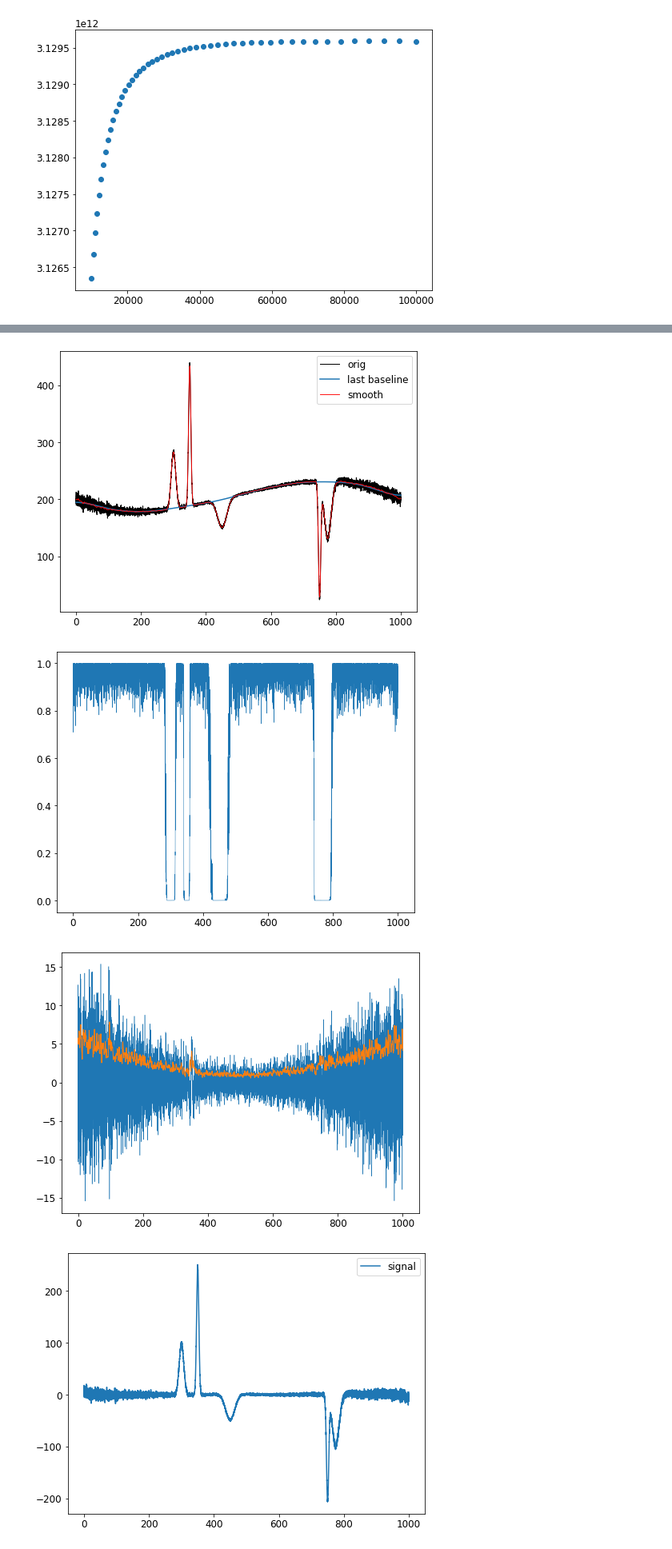
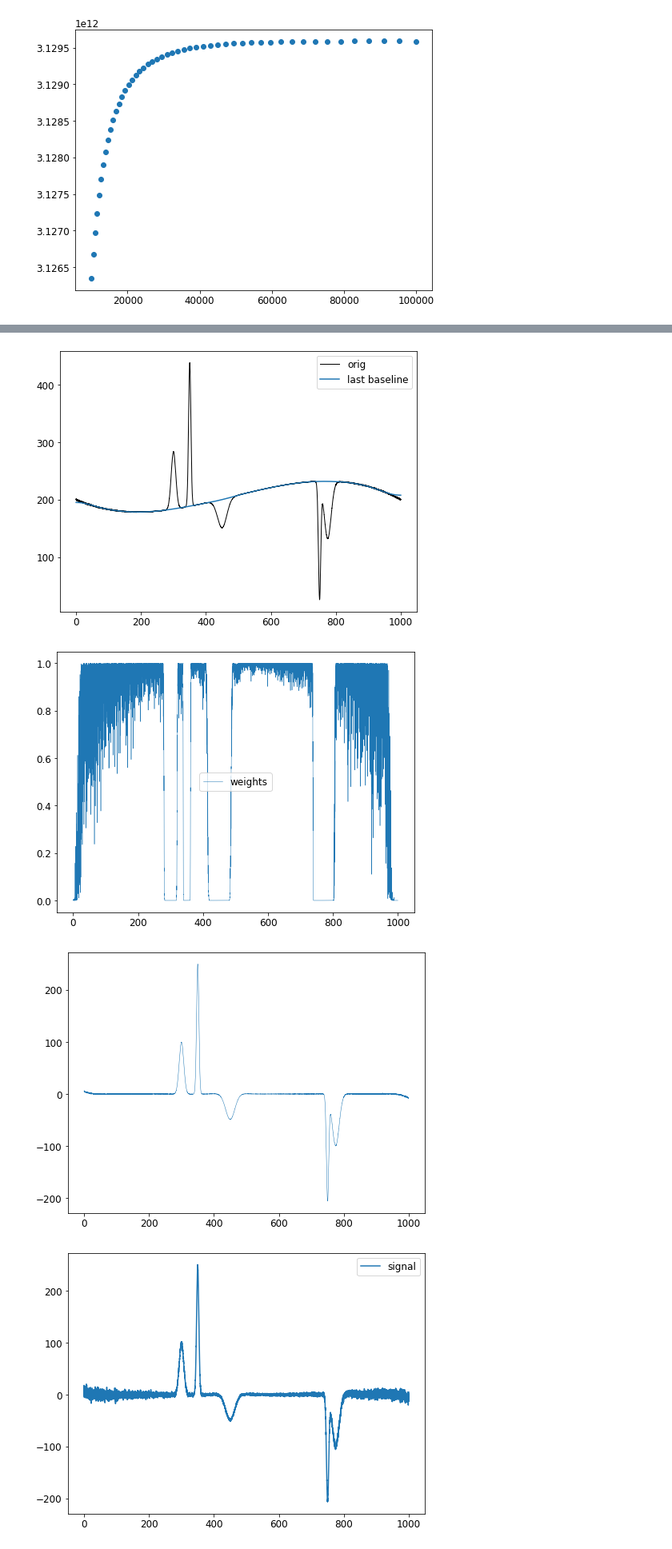
Before and after one commit to dmadea/Jupyter-Tutorials, a Jupyter notebook: Baseline correction/bcorr_dct.ipynb, the cells around one changed output, grey strips where cells are left out. Shown at 80% size. Drawn from its saved outputs; the diff is of its cells as text; code cells hidden in the pictures.

```diff
--- a/Baseline correction/bcorr_dct.ipynb
+++ b/Baseline correction/bcorr_dct.ipynb
@@ -493,8 +482,8 @@ def baseline_1D_arPLS(y, lam=1e5, niter=10, tol: float = 2e-4, smooth_lam=10):
 
     # print(N ** 4)
 
-    gamma = 1 / (1 + (lam * N ** 4) * l0 ** 2)
-    gamma_smooth = 1 / (1 + (smooth_lam * N ** 4) * l0 ** 2)
+    gamma = 1 / (1 + lam * l0 ** 2)
+    # gamma_smooth = 1 / (1 + (smooth_lam * N ** 4) * l0 ** 2)
 
     d = None
 
@@ -507,25 +496,26 @@ def baseline_1D_arPLS(y, lam=1e5, niter=10, tol: float = 2e-4, smooth_lam=10):
     std_vec = []
 
     z = idct(gamma * dct(y))  # initial estimate of baseline, just a smoothing
-    smoothed_signal = idct(gamma_smooth * dct(y))  # initial estimate of baseline, just a smoothing
-    diff = y - smoothed_signal  # for noise estimation
+    w = np.ones_like(y)
+    # smoothed_signal = idct(gamma_smooth * dct(y))  # initial estimate of baseline, just a smoothing
+    # diff = y - smoothed_signal  # for noise estimation
 
-    sigma0, sigma1 = 5, 0
+    # sigma0, sigma1 = 5, 0
 
-    kernel = Gaussian1DKernel(sigma0)
-    std_blur = np.sqrt(convolve_fft(diff ** 2, kernel))
-
-    p = 0.01
+    # kernel = Gaussian1DKernel(sigma0)
+    # std_blur = np.sqrt(convolve_fft(diff ** 2, kernel))
 
     while i < niter:  # crit > tol
         d = y - z  # data corrected for baseline
 
-        # m = np.mean(diff)
-        # s = np.std(diff)
+        wd = d * w
+
+        m = np.mean(wd)
+        s = np.std(wd)
 
         # new_w = 1 / (1 + np.exp(2 * (d - (2 * std_matrix_blured - Dn_matrix_blured)) / std_matrix_blured))
         # new_w = logistic(d, 0, std_blur)  # update weights with logistic function, arPLS
-        new_w  = gauss(d, 0, std_blur)
+        new_w  = gauss(d, m, s)
         # new_w = np.where(y >= z, 1 / (1 + np.exp(2 * (d - (2 * s - m)) / s)), 1)  # update weights with logistic function, arPLS
 
         # new_w = np.where(y > z, p, 1 - p)  # AsLS
@@ -537,8 +527,8 @@ def baseline_1D_arPLS(y, lam=1e5, niter=10, tol: float = 2e-4, smooth_lam=10):
         z = idct(gamma * dct(w * (y - z) + z))  # calculate the baseline
 
         if (i + 1) % int(np.sqrt(niter)) == 0:
-            # print(f'Iteration={i + 1}, {crit=:.2g}, {m=}, {s=}')
-            print(f'Iteration={i + 1}, {crit=:.2g}')
+            print(f'Iteration={i + 1}, {crit=:.2g}, {m=}, {s=}')
+            # print(f'Iteration={i + 1}, {crit=:.2g}')
 
         zs.append(z)
         ws.append(w)
@@ -547,10 +537,10 @@ def baseline_1D_arPLS(y, lam=1e5, niter=10, tol: float = 2e-4, smooth_lam=10):
 
         i += 1
 
-    return d, zs, ws, dn_vec, std_vec, smoothed_signal
+    return d, zs, ws, dn_vec, std_vec#, smoothed_signal
 # %%
 
-d, zs, ws, dn_vec, std_vec, smoothed = baseline_1D_arPLS(spectra_base, lam=1e-6, smooth_lam=1e-12, niter=50)
+d, zs, ws, dn_vec, std_vec = baseline_1D_arPLS(spectra_base, lam=5e8, smooth_lam=1e-12, niter=100)
 # Z, D = baseline_arPLS(spectra_base, lam=1e4, niter=50)
 
 plt.rcParams.update({'font.size': 12})
@@ -558,24 +548,22 @@ plt.rcParams.update({'figure.figsize': (8, 6)})
 
 plt.plot(x_vals, spectra_base, label='orig', lw=1, c='k')
 plt.plot(x_vals, np.asarray(zs).T[:, -1], label='last baseline')
-plt.plot(x_vals, smoothed, label='smooth', c='r', lw=0.9)
+# plt.plot(x_vals, smoothed, label='smooth', c='r', lw=0.9)
 
 plt.legend()
 plt.show()
 # plt.plot(x_vals, d, label='true data')
 
 plt.plot(x_vals, np.asarray(ws).T[:, -1], lw=0.5, label='weights')
-plt.legend
+plt.legend()
 plt.show()
 
 diff = spectra_base - smoothed
 
-kernel = Gaussian1DKernel(1 / tdiff)
-diff_blur = convolve_fft(diff ** 2, kernel)
+# kernel = Gaussian1DKernel(1 / tdiff)
+# diff_blur = convolve_fft(diff ** 2, kernel)
 
-plt.plot(x_vals, diff , lw=0.5)
-plt.plot(x_vals, np.sqrt(diff_blur), lw=1)
-
+plt.plot(x_vals, d , lw=0.5)
 plt.show()
 
 # plt.plot(x_vals, np.asarray(std_vec).T[:, -1])
@@ -591,6 +582,6 @@ Iteration=49, crit=6.6e-11
-[figure, old version]
+[figure, new version]
-[figure, old version]
+[figure, new version]
-[figure, old version]
+[figure, new version]
 # %%
 plt.plot(x_vals, d, label='signal')
 # plt.plot(x_vals, Z, label='z')
```
Also changed, not shown: parts of 10 cells of this notebook.
